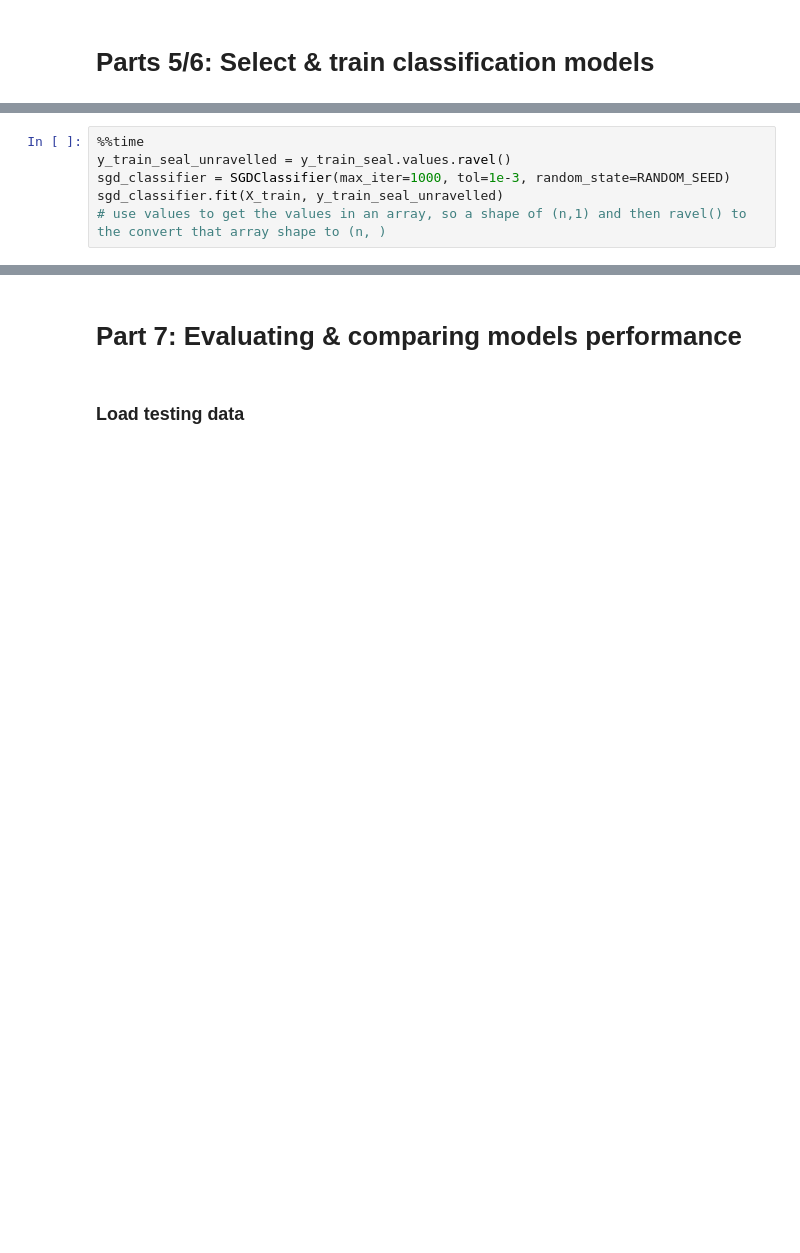
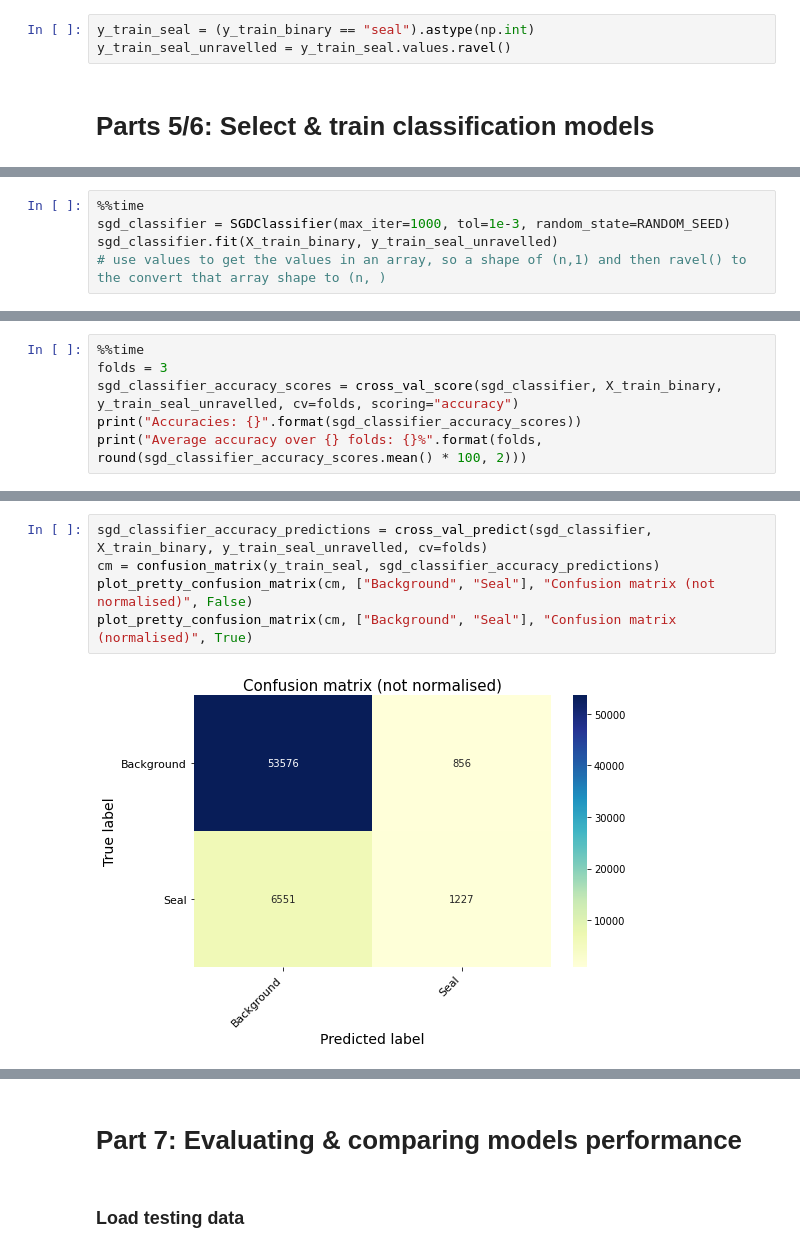
Before and after one commit to Adamouization/Seal-Pup-Aerial-Imagery-Neural-Network-Classifier, a Jupyter notebook: jupyter prototyping/binary_classification.ipynb, the cells around one changed output, grey strips where cells are left out. Cells and saved outputs as stored; diff of their text form; blank space fills up the shorter version.

```diff
--- a/jupyter prototyping/binary_classification.ipynb
+++ b/jupyter prototyping/binary_classification.ipynb
@@ -360,2 +354,5 @@ y_train_seal = (y_train == "seal")
+# %%
+y_train_seal = (y_train_binary == "seal").astype(np.int)
+y_train_seal_unravelled = y_train_seal.values.ravel()
 # %% [markdown]
 # Parts 5/6: Select & train classification models
@@ -362,7 +361,6 @@ y_train_seal = (y_train == "seal")
 # %%
 %%time
-y_train_seal_unravelled = y_train_seal.values.ravel()
 sgd_classifier = SGDClassifier(max_iter=1000, tol=1e-3, random_state=RANDOM_SEED)
-sgd_classifier.fit(X_train, y_train_seal_unravelled)
+sgd_classifier.fit(X_train_binary, y_train_seal_unravelled)
 # use values to get the values in an array, so a shape of (n,1) and then ravel() to the convert that array shape to (n, )
 # %% [output]
@@ -376,0 +386,6 @@ SGDClassifier(alpha=0.0001, average=False, class_weight=None,
+# %%
+%%time
+folds = 3
+sgd_classifier_accuracy_scores = cross_val_score(sgd_classifier, X_train_binary, y_train_seal_unravelled, cv=folds, scoring="accuracy")
+print("Accuracies: {}".format(sgd_classifier_accuracy_scores))
+print("Average accuracy over {} folds: {}%".format(folds, round(sgd_classifier_accuracy_scores.mean() * 100, 2)))
@@ -376,0 +397,7 @@ SGDClassifier(alpha=0.0001, average=False, class_weight=None,
+# %%
+sgd_classifier_accuracy_predictions = cross_val_predict(sgd_classifier, X_train_binary, y_train_seal_unravelled, cv=folds)
+cm = confusion_matrix(y_train_seal, sgd_classifier_accuracy_predictions)
+plot_pretty_confusion_matrix(cm, ["Background", "Seal"], "Confusion matrix (not normalised)", False)
+plot_pretty_confusion_matrix(cm, ["Background", "Seal"], "Confusion matrix (normalised)", True)
+# %% [output]
+[figure, added]
```
Also changed, not shown: parts of 20 cells of this notebook, 1 other file.
